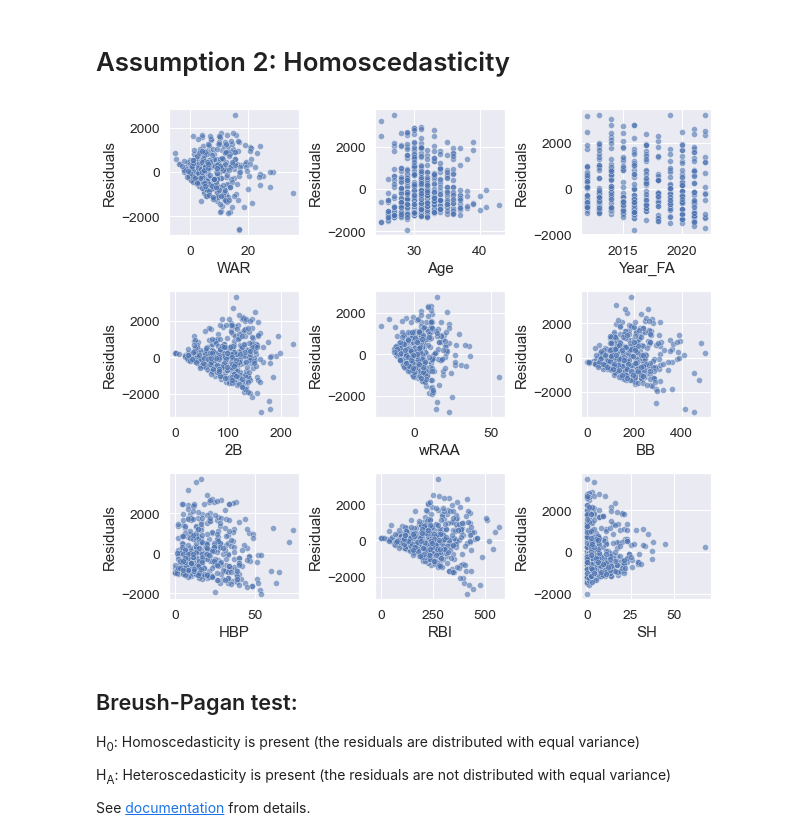
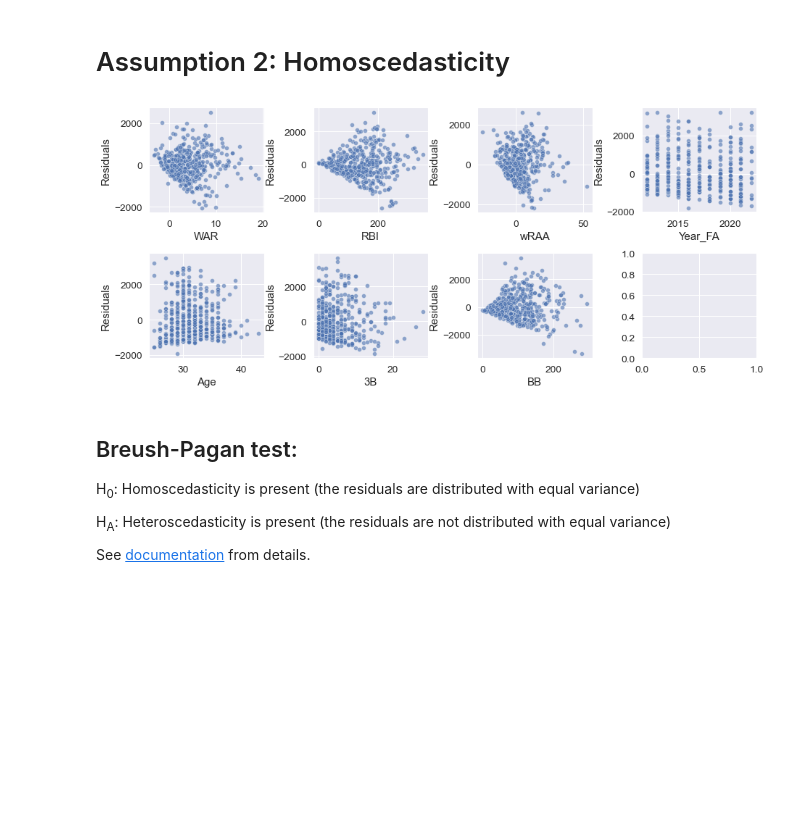
Before and after one commit to cj0121/mlb-salary-prediction, a Jupyter notebook: main.ipynb, the cells around one changed output. Saved outputs shown, nothing was run; the diff lists cells and outputs as text; code cells hidden in the pictures; blank space fills up the shorter version.

```diff
--- a/main.ipynb
+++ b/main.ipynb
@@ -227,7 +325,7 @@ for a in range(3):
 # %% [markdown]
 ## Examine Residual Plot of Fitted Model
 # %%
-predictors_long = ['WAR', 'Age', 'Year_FA', '2B', 'wRAA', 'BB', 'HBP', 'RBI', 'SH', '1B_pos', '2B_pos', '3B_pos', 'C_pos',
+predictors_long = ['WAR', 'RBI', 'wRAA', 'Year_FA', 'Age', '3B', 'BB', '1B_pos', '2B_pos', '3B_pos', 'C_pos',
        'DH_pos', 'SS_pos']
 
 results = func.fit_ols(predictors_long, 'Salary_sqrt', train_df)
@@ -252,15 +350,18 @@ plt.show()
 
 ### x / y scatter plot
 # %%
-fig, ax = plt.subplots(3, 3)
-fig.set_size_inches(11, 10)
+fig, ax = plt.subplots(2, 4)
+fig.set_size_inches(13, 6)
 fig.tight_layout(pad=2)
 
 count = 0
-for a in range(3):
-    for b in range(3):
-        sns.scatterplot(x=train_df[predictors_short[count]], y=train_df['Salary_sqrt'],
-                        ax=ax[a, b], alpha=0.6)
-        ax[a, b].set(ylabel='Salary_sqrt')
-        count += 1
+for a in range(2):
+    for b in range(4):
+        try:
+            sns.scatterplot(x=train_df[predictors_short[count]], y=train_df['Salary_sqrt'],
+                            ax=ax[a, b], alpha=0.6)
+            ax[a, b].set(ylabel='Salary_sqrt')
+            count += 1
+        except:
+            continue
 # %% [output]
@@ -295,20 +394,23 @@ SH        -0.629    0.53
 # %% [markdown]
 # Assumption 2: Homoscedasticity
 # %%
-fig, ax = plt.subplots(3, 3)
-fig.set_size_inches(9, 8)
+fig, ax = plt.subplots(2, 4)
+fig.set_size_inches(13, 6)
 fig.tight_layout(pad=2)
 
 count = 0
-for a in range(3):
-    for b in range(3):
-        results2 = func.fit_ols(predictors_short[count], response, train_df)
-        sns.scatterplot(x=train_df[predictors_short[count]], y=results2.resid,
-                        ax=ax[a, b], alpha=0.6)
-        ax[a, b].set(ylabel='Residuals', xlabel=predictors_short[count])
-        count += 1
+for a in range(2):
+    for b in range(4):
+        try:
+            results2 = func.fit_ols(predictors_short[count], response, train_df)
+            sns.scatterplot(x=train_df[predictors_short[count]], y=results2.resid,
+                            ax=ax[a, b], alpha=0.6)
+            ax[a, b].set(ylabel='Residuals', xlabel=predictors_short[count])
+            count += 1
+        except:
+            continue
 # %% [output]
-[figure, old version]
+[figure, new version]
 # %% [markdown]
 ## Breush-Pagan test:
 H<sub>0</sub>: Homoscedasticity is present (the residuals are distributed with equal variance)
```
Also changed, not shown: parts of 61 cells of this notebook, 16 other files.
